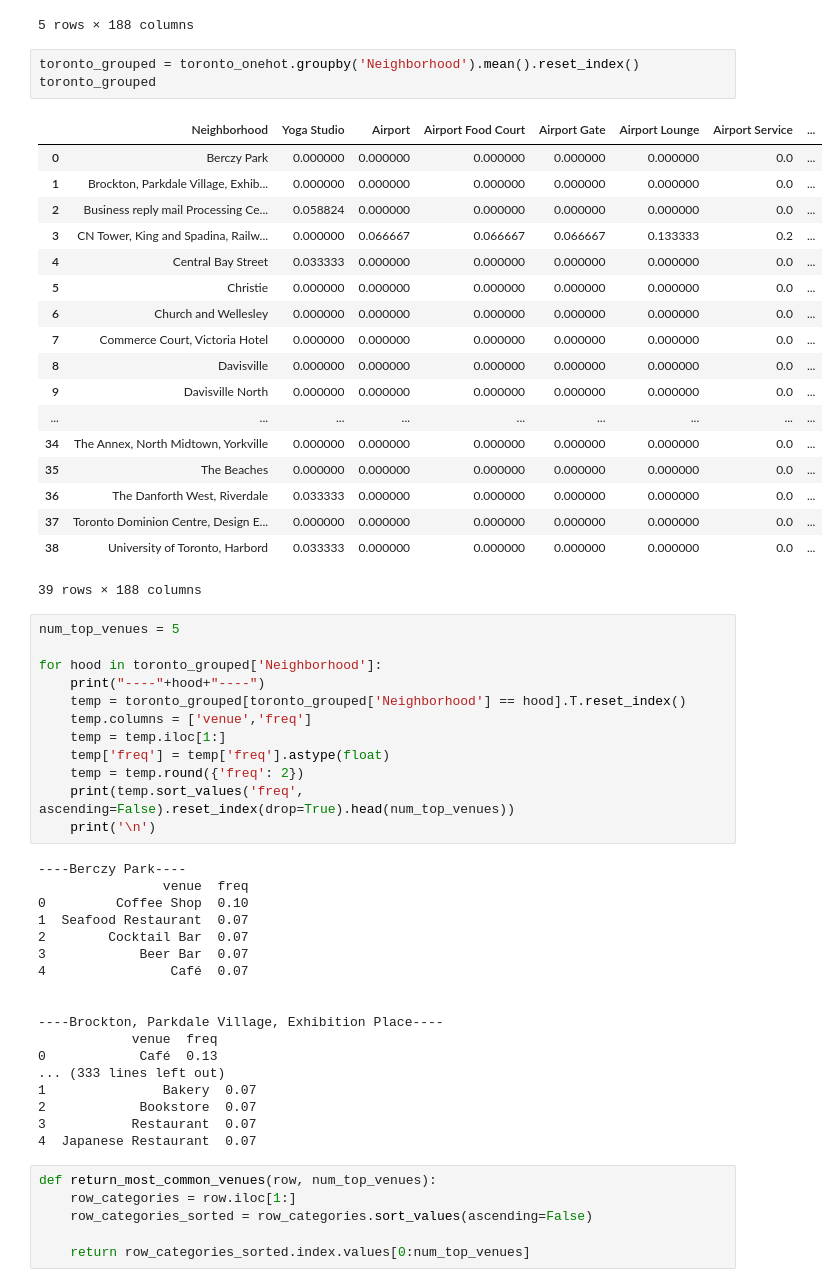
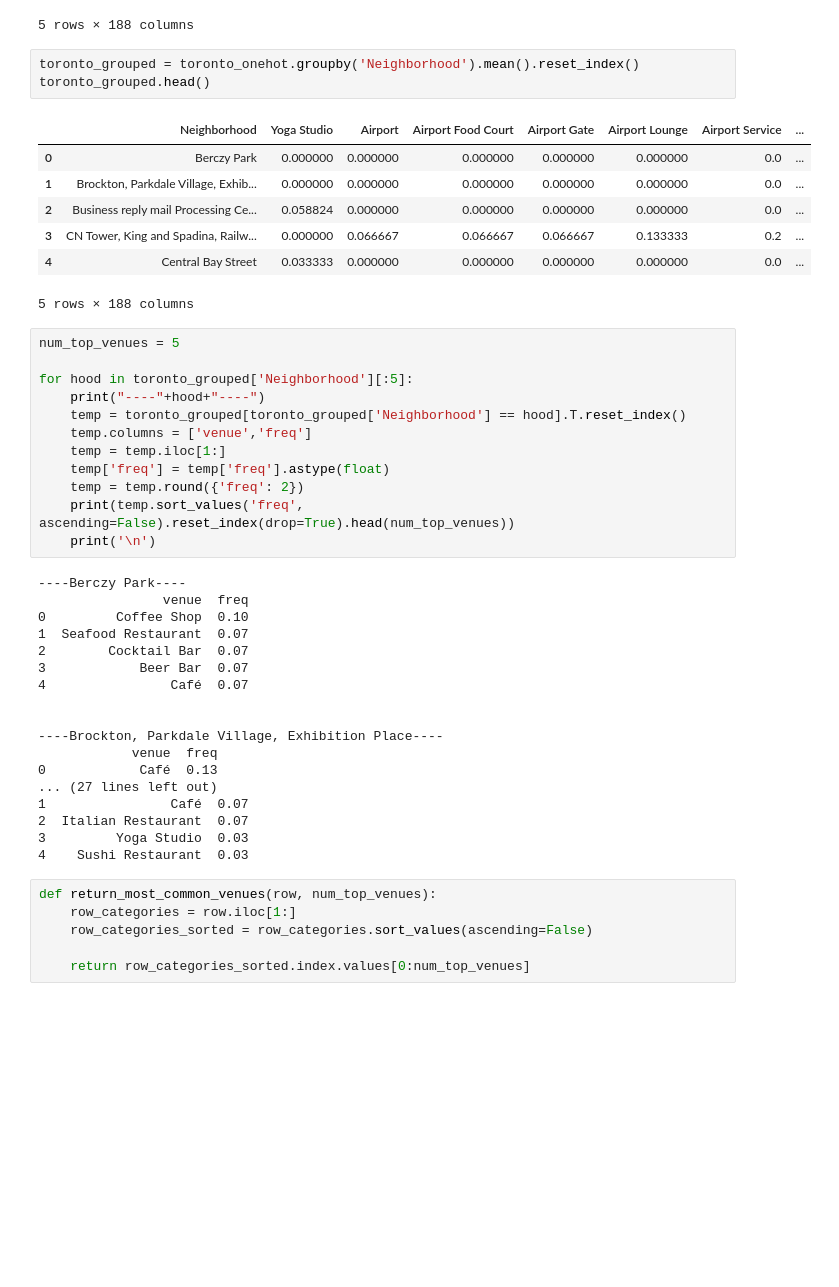
Before and after one commit to BWhannou/Coursera_Capstone, a Jupyter notebook: Segmenting and Clustering Neighborhoods in Toronto.ipynb, the cells around one changed output. Saved outputs shown, nothing was run; the diff lists cells and outputs as text; blank space fills up the shorter version.

Commit message:
Published from Watson Studio.

```diff
--- a/Segmenting and Clustering Neighborhoods in Toronto.ipynb
+++ b/Segmenting and Clustering Neighborhoods in Toronto.ipynb
@@ -282,30 +282,19 @@ toronto_onehot.head()
 5 rows × 188 columns
 # %%
 toronto_grouped = toronto_onehot.groupby('Neighborhood').mean().reset_index()
-toronto_grouped
+toronto_grouped.head()
 # %% [output]
 |  | Neighborhood | Yoga Studio | Airport | Airport Food Court | Airport Gate | Airport Lounge | Airport Service | ... |
 | 0 | Berczy Park | 0.000000 | 0.000000 | 0.000000 | 0.000000 | 0.000000 | 0.0 | ... |
 | 1 | Brockton, Parkdale Village, Exhib... | 0.000000 | 0.000000 | 0.000000 | 0.000000 | 0.000000 | 0.0 | ... |
 | 2 | Business reply mail Processing Ce... | 0.058824 | 0.000000 | 0.000000 | 0.000000 | 0.000000 | 0.0 | ... |
 | 3 | CN Tower, King and Spadina, Railw... | 0.000000 | 0.066667 | 0.066667 | 0.066667 | 0.133333 | 0.2 | ... |
 | 4 | Central Bay Street | 0.033333 | 0.000000 | 0.000000 | 0.000000 | 0.000000 | 0.0 | ... |
-| 5 | Christie | 0.000000 | 0.000000 | 0.000000 | 0.000000 | 0.000000 | 0.0 | ... |
-| 6 | Church and Wellesley | 0.000000 | 0.000000 | 0.000000 | 0.000000 | 0.000000 | 0.0 | ... |
-| 7 | Commerce Court, Victoria Hotel | 0.000000 | 0.000000 | 0.000000 | 0.000000 | 0.000000 | 0.0 | ... |
-| 8 | Davisville | 0.000000 | 0.000000 | 0.000000 | 0.000000 | 0.000000 | 0.0 | ... |
-| 9 | Davisville North | 0.000000 | 0.000000 | 0.000000 | 0.000000 | 0.000000 | 0.0 | ... |
-| ... | ... | ... | ... | ... | ... | ... | ... | ... |
-| 34 | The Annex, North Midtown, Yorkville | 0.000000 | 0.000000 | 0.000000 | 0.000000 | 0.000000 | 0.0 | ... |
-| 35 | The Beaches | 0.000000 | 0.000000 | 0.000000 | 0.000000 | 0.000000 | 0.0 | ... |
-| 36 | The Danforth West, Riverdale | 0.033333 | 0.000000 | 0.000000 | 0.000000 | 0.000000 | 0.0 | ... |
-| 37 | Toronto Dominion Centre, Design E... | 0.000000 | 0.000000 | 0.000000 | 0.000000 | 0.000000 | 0.0 | ... |
-| 38 | University of Toronto, Harbord | 0.033333 | 0.000000 | 0.000000 | 0.000000 | 0.000000 | 0.0 | ... |
-39 rows × 188 columns
+5 rows × 188 columns
 # %%
 num_top_venues = 5
 
-for hood in toronto_grouped['Neighborhood']:
+for hood in toronto_grouped['Neighborhood'][:5]:
     print("----"+hood+"----")
     temp = toronto_grouped[toronto_grouped['Neighborhood'] == hood].T.reset_index()
     temp.columns = ['venue','freq']
@@ -327,11 +316,11 @@ for hood in toronto_grouped['Neighborhood']:
 ----Brockton, Parkdale Village, Exhibition Place----
             venue  freq
 0            Café  0.13
-... (333 lines left out)
-1               Bakery  0.07
-2            Bookstore  0.07
-3           Restaurant  0.07
-4  Japanese Restaurant  0.07
+... (27 lines left out)
+1                Café  0.07
+2  Italian Restaurant  0.07
+3         Yoga Studio  0.03
+4    Sushi Restaurant  0.03
 # %%
 def return_most_common_venues(row, num_top_venues):
     row_categories = row.iloc[1:]
```
Also changed, not shown: parts of 1 cell of this notebook.
